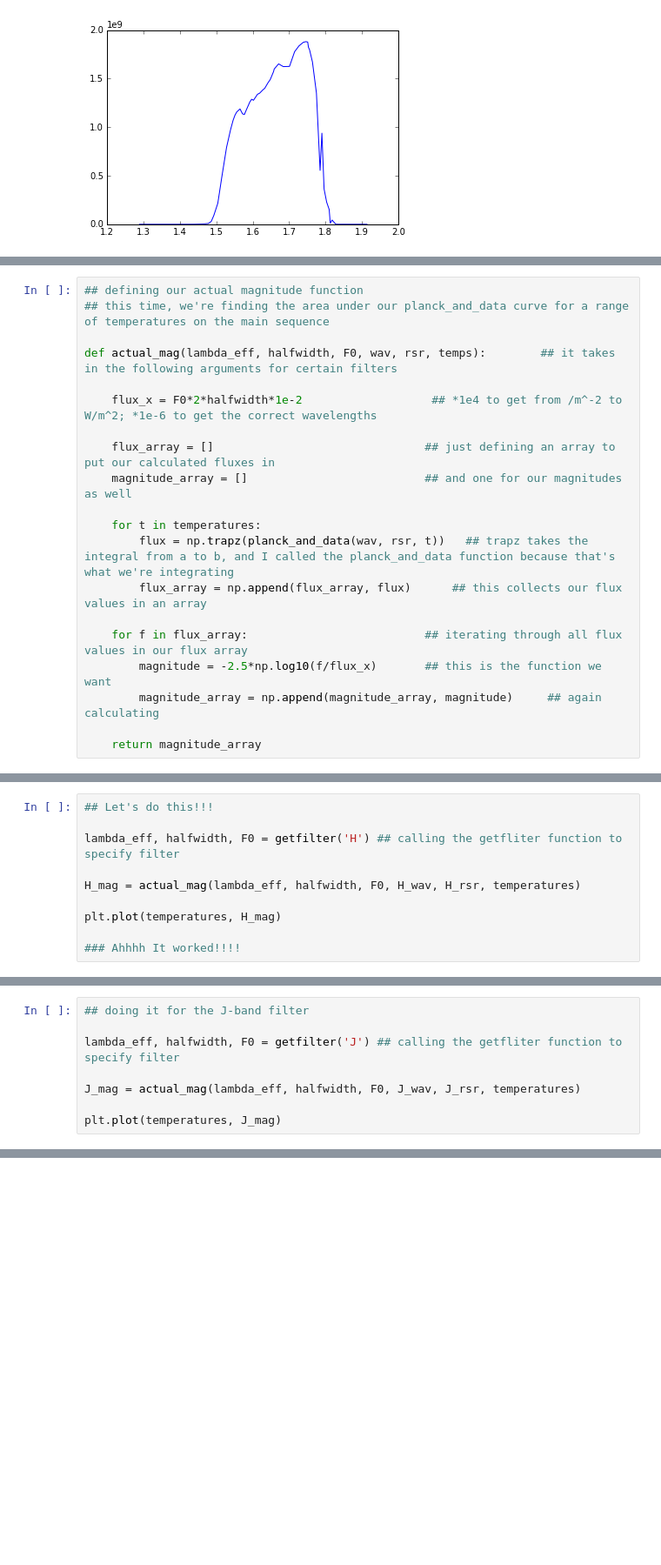
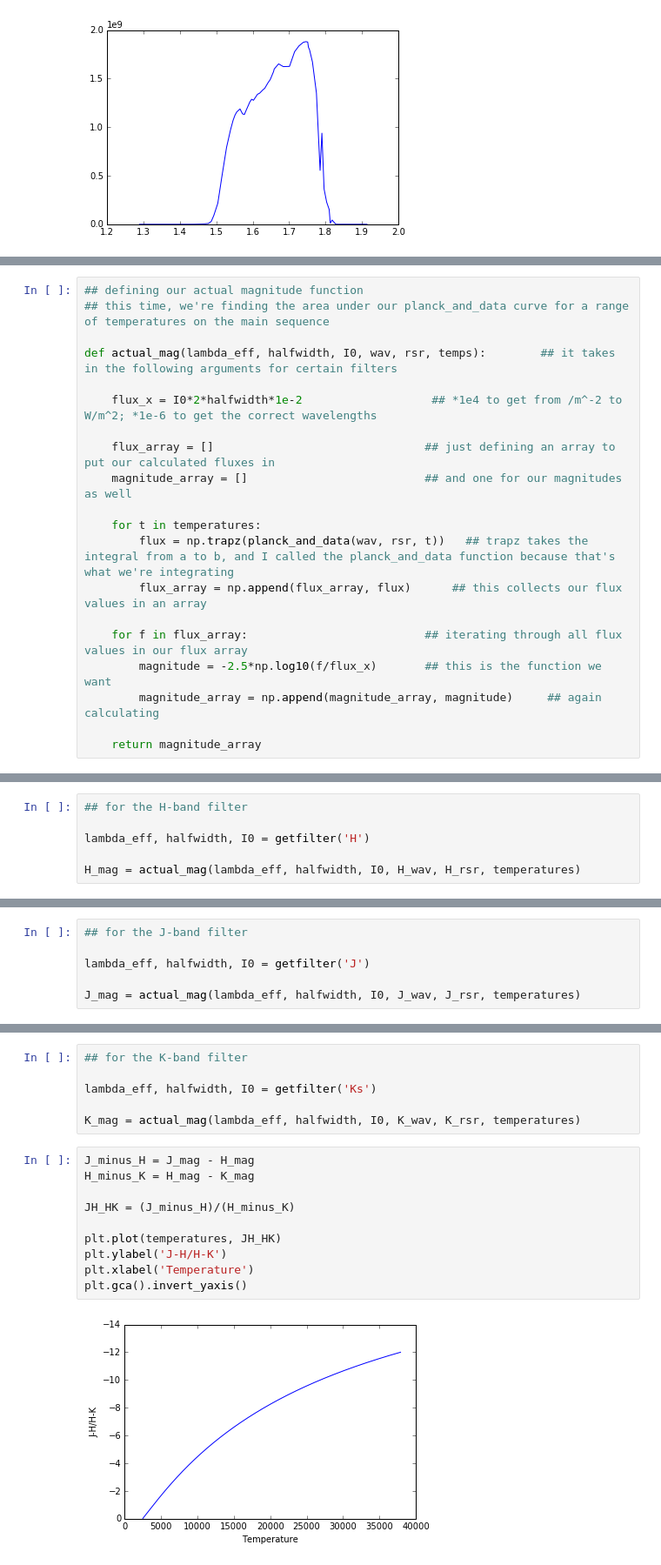
Before and after one commit to eliasog/ResearchFilters, a Jupyter notebook: Research_Filters.ipynb, the cells around one changed output, grey strips where cells are left out. Shown at 87% size. Saved outputs shown, nothing was run; the diff lists cells and outputs as text; blank space fills up the shorter version.

```diff
--- a/Research_Filters.ipynb
+++ b/Research_Filters.ipynb
@@ -260,9 +392,9 @@ print H_integral
 ## defining our actual magnitude function
 ## this time, we're finding the area under our planck_and_data curve for a range of temperatures on the main sequence
 
-def actual_mag(lambda_eff, halfwidth, F0, wav, rsr, temps):        ## it takes in the following arguments for certain filters
+def actual_mag(lambda_eff, halfwidth, I0, wav, rsr, temps):        ## it takes in the following arguments for certain filters
 
-    flux_x = F0*2*halfwidth*1e-2                   ## *1e4 to get from /m^-2 to W/m^2; *1e-6 to get the correct wavelengths
+    flux_x = I0*2*halfwidth*1e-2                   ## *1e4 to get from /m^-2 to W/m^2; *1e-6 to get the correct wavelengths
 
     flux_array = []                               ## just defining an array to put our calculated fluxes in
     magnitude_array = []                          ## and one for our magnitudes as well
@@ -279,10 +414,6 @@ def actual_mag(lambda_eff, halfwidth, F0, wav, rsr, temps):        ## it takes i
 # %%
-## Let's do this!!!
+## for the H-band filter
 
-lambda_eff, halfwidth, F0 = getfilter('H') ## calling the getfliter function to specify filter
+lambda_eff, halfwidth, I0 = getfilter('H')
 
-H_mag = actual_mag(lambda_eff, halfwidth, F0, H_wav, H_rsr, temperatures)
-
-plt.plot(temperatures, H_mag)
-
-### Ahhhh It worked!!!!
+H_mag = actual_mag(lambda_eff, halfwidth, I0, H_wav, H_rsr, temperatures)
@@ -292,8 +420,6 @@ plt.plot(temperatures, H_mag)
 # %%
-## doing it for the J-band filter
+## for the J-band filter
 
-lambda_eff, halfwidth, F0 = getfilter('J') ## calling the getfliter function to specify filter
+lambda_eff, halfwidth, I0 = getfilter('J')
 
-J_mag = actual_mag(lambda_eff, halfwidth, F0, J_wav, J_rsr, temperatures)
-
-plt.plot(temperatures, J_mag)
+J_mag = actual_mag(lambda_eff, halfwidth, I0, J_wav, J_rsr, temperatures)
@@ -315,0 +426,18 @@ plt.gca().invert_yaxis() ## inverting the y-axis to show and increasing temperat
+# %%
+## for the K-band filter
+
+lambda_eff, halfwidth, I0 = getfilter('Ks')
+
+K_mag = actual_mag(lambda_eff, halfwidth, I0, K_wav, K_rsr, temperatures)
+# %%
+J_minus_H = J_mag - H_mag
+H_minus_K = H_mag - K_mag
+
+JH_HK = (J_minus_H)/(H_minus_K)
+
+plt.plot(temperatures, JH_HK)
+plt.ylabel('J-H/H-K')
+plt.xlabel('Temperature')
+plt.gca().invert_yaxis()
+# %% [output]
+[figure, added]
```
Also changed, not shown: parts of 53 cells of this notebook.
